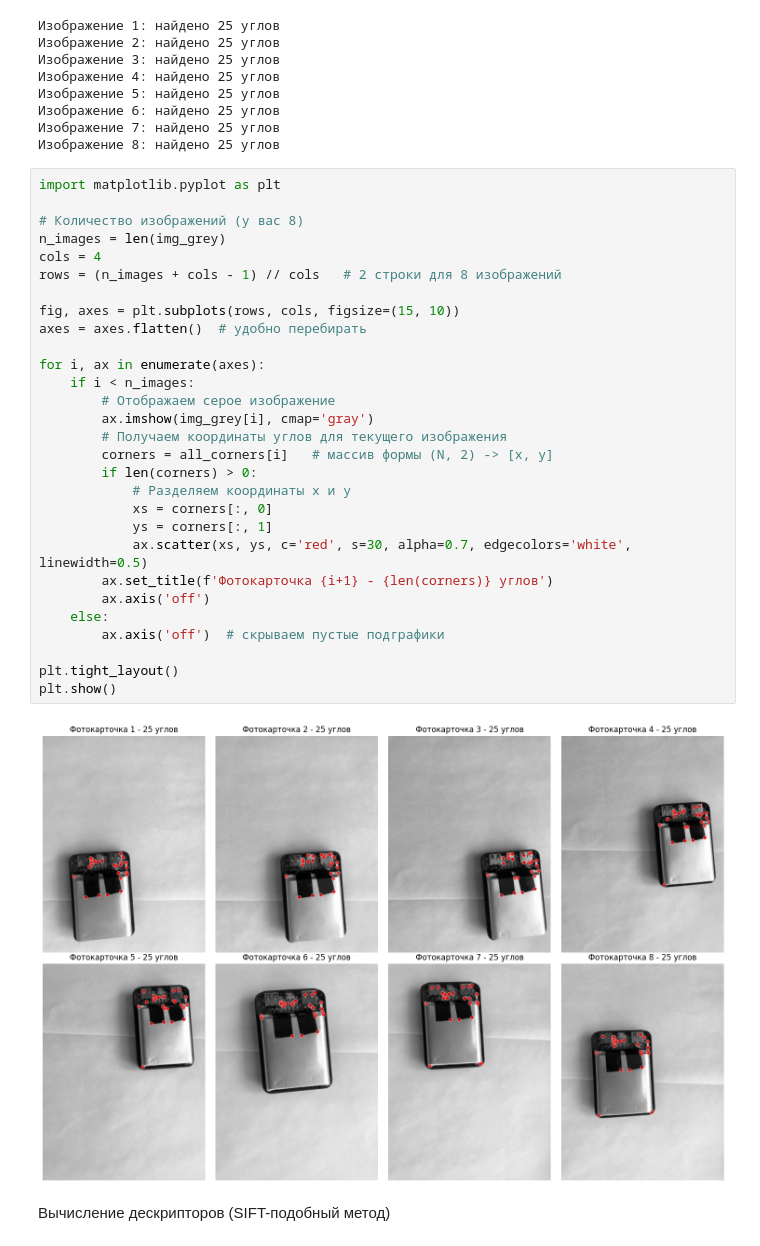
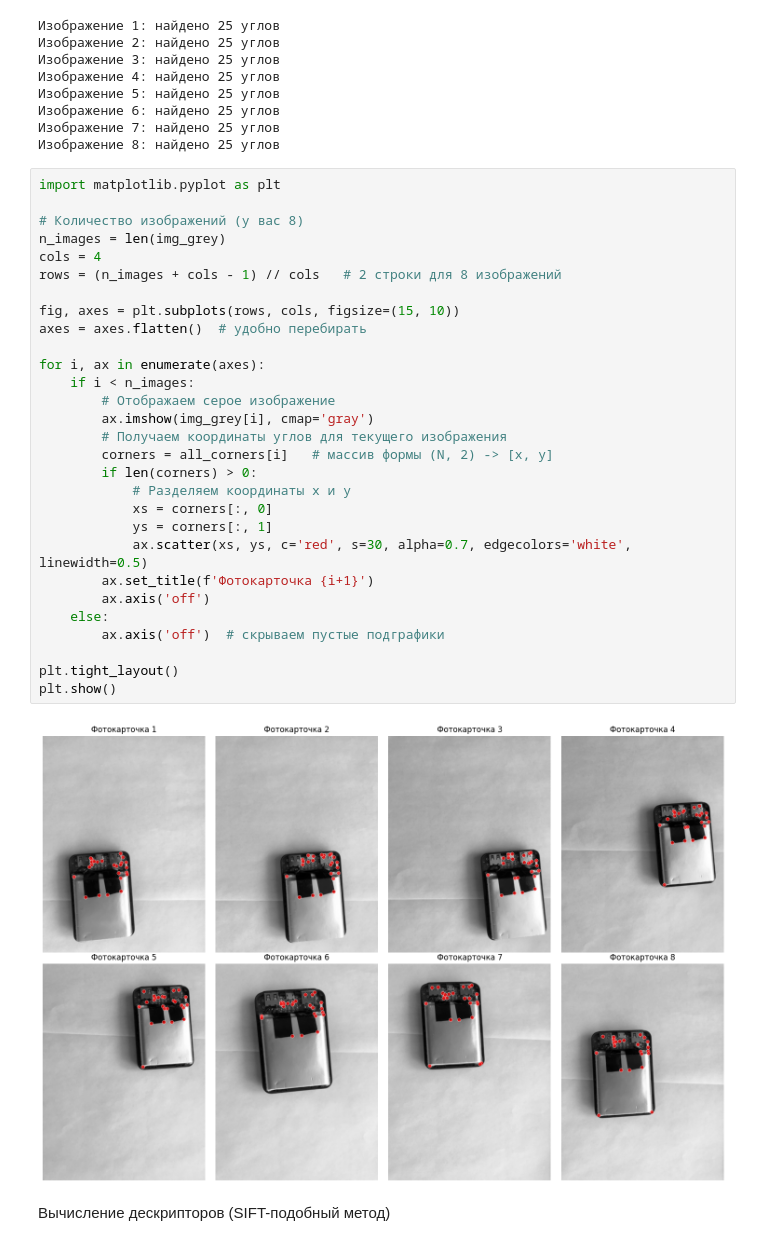
Before and after one commit to flymnss/cv, a Jupyter notebook: lab2/lab2.ipynb, the cells around one changed output. Saved outputs shown, nothing was run; the diff lists cells and outputs as text.

```diff
--- a/lab2/lab2.ipynb
+++ b/lab2/lab2.ipynb
@@ -249,34 +249,34 @@ for i, gray_img in enumerate(img_grey):
 # %%
 import matplotlib.pyplot as plt
 
 # Количество изображений (у вас 8)
 n_images = len(img_grey)
 cols = 4
 rows = (n_images + cols - 1) // cols   # 2 строки для 8 изображений
 
 fig, axes = plt.subplots(rows, cols, figsize=(15, 10))
 axes = axes.flatten()  # удобно перебирать
 
 for i, ax in enumerate(axes):
     if i < n_images:
         # Отображаем серое изображение
         ax.imshow(img_grey[i], cmap='gray')
         # Получаем координаты углов для текущего изображения
         corners = all_corners[i]   # массив формы (N, 2) -> [x, y]
         if len(corners) > 0:
             # Разделяем координаты x и y
             xs = corners[:, 0]
             ys = corners[:, 1]
             ax.scatter(xs, ys, c='red', s=30, alpha=0.7, edgecolors='white', linewidth=0.5)
-        ax.set_title(f'Фотокарточка {i+1} - {len(corners)} углов')
+        ax.set_title(f'Фотокарточка {i+1}')
         ax.axis('off')
     else:
         ax.axis('off')  # скрываем пустые подграфики
 
 plt.tight_layout()
 plt.show()
 # %% [output]
-[figure, old version]
+[figure, new version]
 # %% [markdown]
 Вычисление дескрипторов (SIFT-подобный метод)
 # %%
```
Also changed, not shown: 2 other files.
